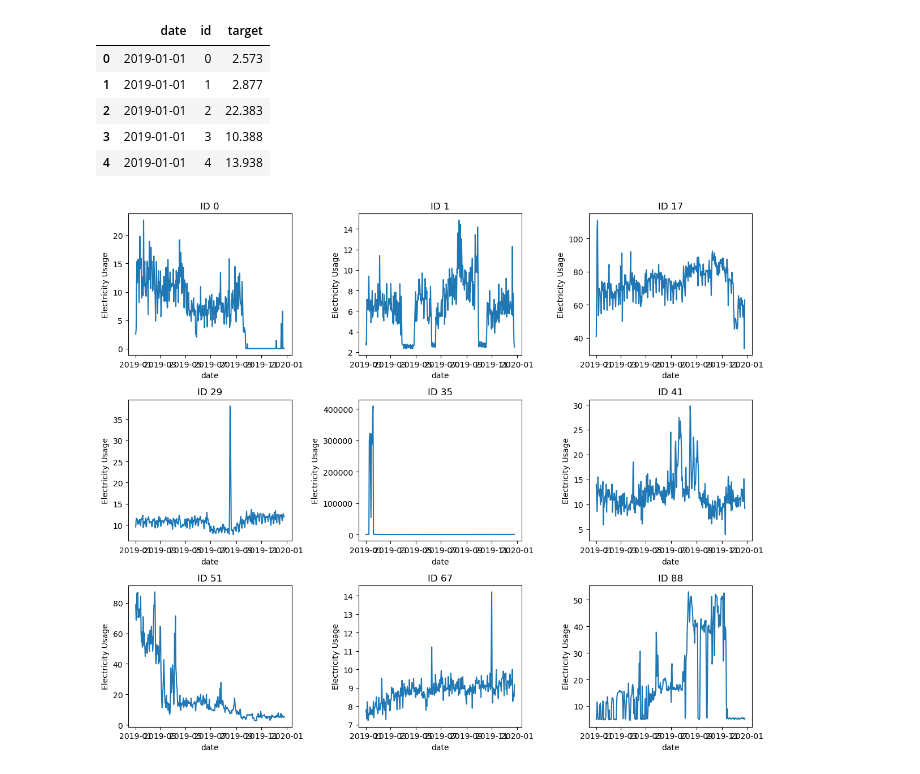
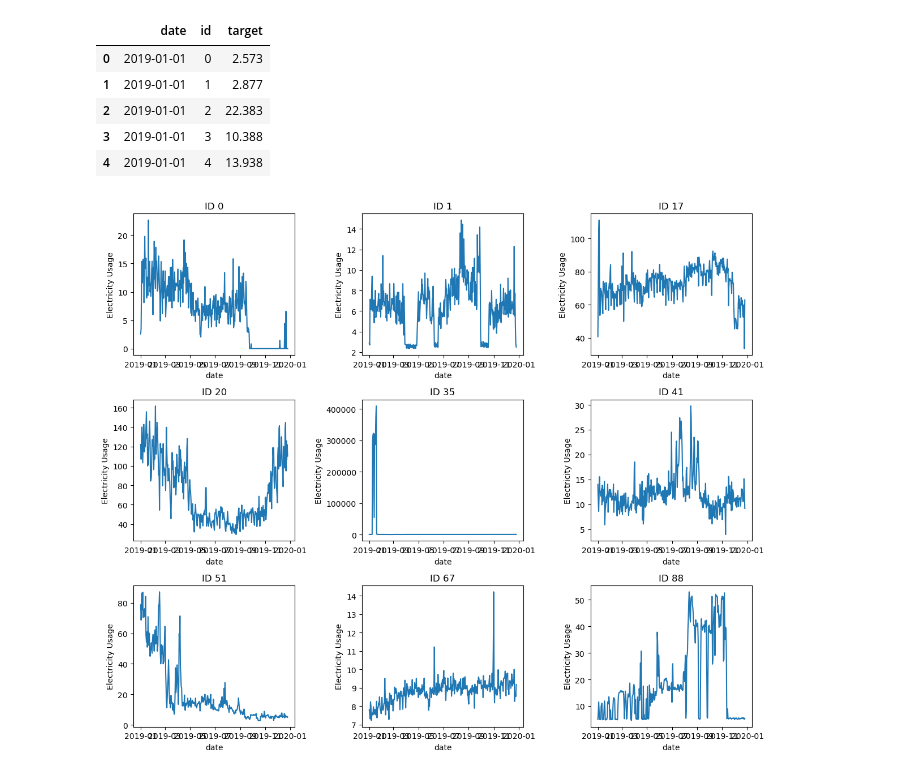
Before and after one commit to InhabitancyCocoon/energy-consumption-forecasting, a Jupyter notebook: task1-timing-data-analysis/task1.ipynb, the cells around one changed output. Drawn from its saved outputs; the diff is of its cells as text; code cells hidden in the pictures.

```diff
--- a/task1-timing-data-analysis/task1.ipynb
+++ b/task1-timing-data-analysis/task1.ipynb
@@ -77,32 +77,32 @@ daily_usage.head()
 import matplotlib.pyplot as plt
 
 
 grouped = daily_usage.groupby('id')
 
 # List of IDs to plot
-desired_ids = [0, 1, 17, 29, 35, 41, 51, 67, 88]  # Replace with the IDs you want to plot
+desired_ids = [0, 1, 17, 20, 35, 41, 51, 67, 88]  # Replace with the IDs you want to plot
 
 # Create a 3x3 grid of subplots
 fig, axes = plt.subplots(3, 3, figsize=(12, 10))
 
 # Iterate over desired IDs and plot the daily usage trend for each ID
 for i, desired_id in enumerate(desired_ids):
     group = grouped.get_group(desired_id)
 
     # Determine the subplot coordinates
     row = i // 3
     col = i % 3
 
     # Plot the daily electricity usage trend for the current ID in the corresponding subplot
     axes[row, col].plot(group['date'], group['target'])
     axes[row, col].set_xlabel('date')
     axes[row, col].set_ylabel('Electricity Usage')
     axes[row, col].set_title(f'ID {desired_id}')
 
 # Adjust the spacing between subplots
 plt.tight_layout()
 
 # Display the plot
 plt.show()
 # %% [output]
-[figure, old version]
+[figure, new version]
```
Also changed, not shown: 2 other files.
